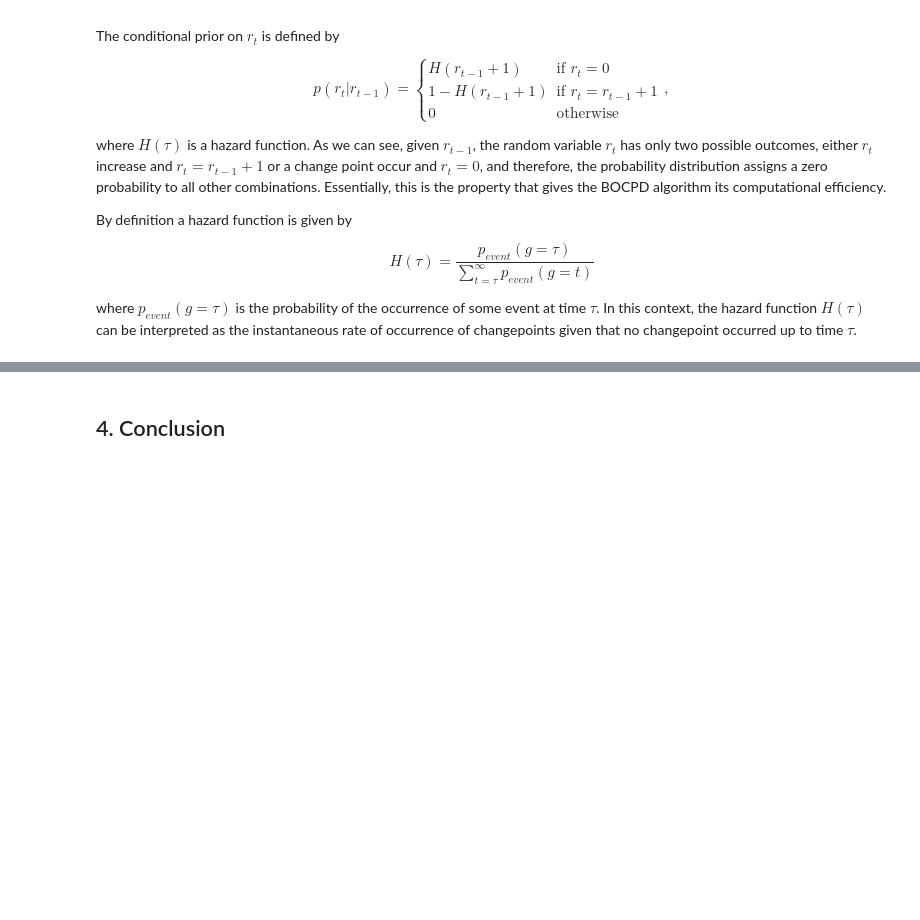
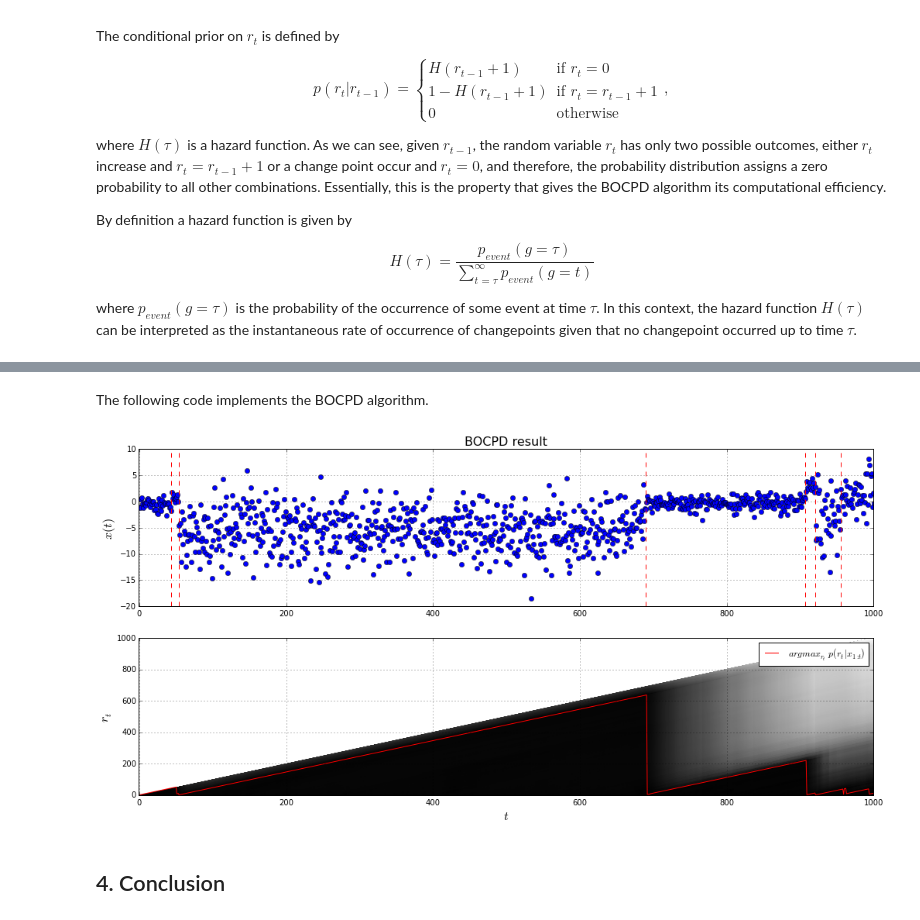
Before and after one commit to aregzz/event_segmentation, a Jupyter notebook: bocpd/bayesian_online_change_point_detection.ipynb, the cells around one changed output, grey strips where cells are left out. Drawn from its saved outputs; the diff is of its cells as text; code cells hidden in the pictures; blank space fills up the shorter version.

Commit message:
update bocpd ipython notebook and bocpd readme.md file

```diff
--- a/bocpd/bayesian_online_change_point_detection.ipynb
+++ b/bocpd/bayesian_online_change_point_detection.ipynb
@@ -176,3 +176,64 @@ plt.show()
+# %% [markdown]
+The following code implements the BOCPD algorithm.
+# %%
+p_r = np.zeros(shape=(n + 1, n))    # allocate memory to store the entries of p(r_t|x_{1:t})
+map_p_r = np.empty(shape=(n, ))    # allocate memory to store the MAP estimate of p(r_t|x_{$
+
+# BOCPD initialization
+k_n = np.array([k_0])
+alpha_n = np.array([alpha_0])
+mu_n = np.array([mu_0])
+beta_n = np.array([beta_0])
+x_sum = np.array([0.0])
+x2_sum = np.array([0.0])
+p_r_x = np.array([1.0])    # p(r_t, x_{1:t}), t = 0 := p(r_0 = 0) = 1
+
+# start BOCPD loop
+for i, x_i in enumerate(x):    # observe new datum
+    # compute the predictive probabilities p(x_t|r_{t-1}, x_{t-r:t-1})
+    p_x = student_t.pdf(x_i, 2.0*alpha_n, mu_n, np.sqrt(beta_n*(k_n + 1.0)/(alpha_n*k_n)))
+
+    # compute the growth probabilities p(r_t != 0, x_{1:t})
+    p_rx_x = (1.0 - 1.0/l)*p_x*p_r_x
+
+    # compute the changepoint probability, p(r_t = 0, x_{1:t})
+    p_r0_x = (1.0/l)*np.dot(p_x, p_r_x)
+
+    # update the probability distribution p(r_t, x_{1:t}) and normalize it to obtain
+    # p(r_t|x_{1:t})
+    p_r_x = np.append(p_r0_x, p_rx_x)
+    p_r_x = p_r_x/np.sum(p_r_x)
+
+    # keep the result in memory
+    p_r[0:i+2, i] = p_r_x    # p(r_t|x_{1:t})
+    map_p_r[i] = p_r_x.argmax()    # argmax r_t p(r_t|x_{1:t})
+
+    # update sufficient statistics
+    x_sum = np.append(0.0, x_sum + x_i)
+    x2_sum = np.append(0.0, x2_sum + x_i**2)
+    k_n = np.append(k_0, k_n + 1.0)
+    alpha_n = np.append(alpha_0, alpha_n + 0.5)
+    mu_n = (k_0*mu_0 + x_sum)/k_n
+    beta_n = beta_0 + 0.5*(mu_0**2*k_0 + x2_sum - mu_n**2*k_n)
+
+# plot the result (synthetic data and BOCPD result)
+figsize(17, 8)
+ax1 = plt.subplot(2, 1, 1)
+plt.title('BOCPD result', fontsize=16)
+plt.ylabel(r'$x(t)$', fontsize=16)
+plt.plot(t, x, 'bo')
+[plt.axvline(chg_point, color='r', ls='dashed') for chg_point in chg_points]
+plt.grid(True)
+plt.subplot(2, 1, 2, sharex=ax1)
+plt.xlabel(r'$t$', fontsize=16)
+plt.ylabel(r'$r_t$', fontsize=16)
+plt.plot(t, map_p_r, 'r', label=r'$argmax_{r_t}$' + ' ' + r'$p(r_t|x_{1:t})$')
+plt.imshow(-np.log(p_r), origin='lower', cmap=plt.cm.gray, aspect='auto')
+plt.legend(loc='upper right')
+plt.grid(True)
+plt.show()
+# %% [output]
+[figure, added]
 # %% [markdown]
 <a id="conclusion"></a>
 ## 4. Conclusion
```
Also changed, not shown: parts of 2 cells of this notebook, 1 other file.
